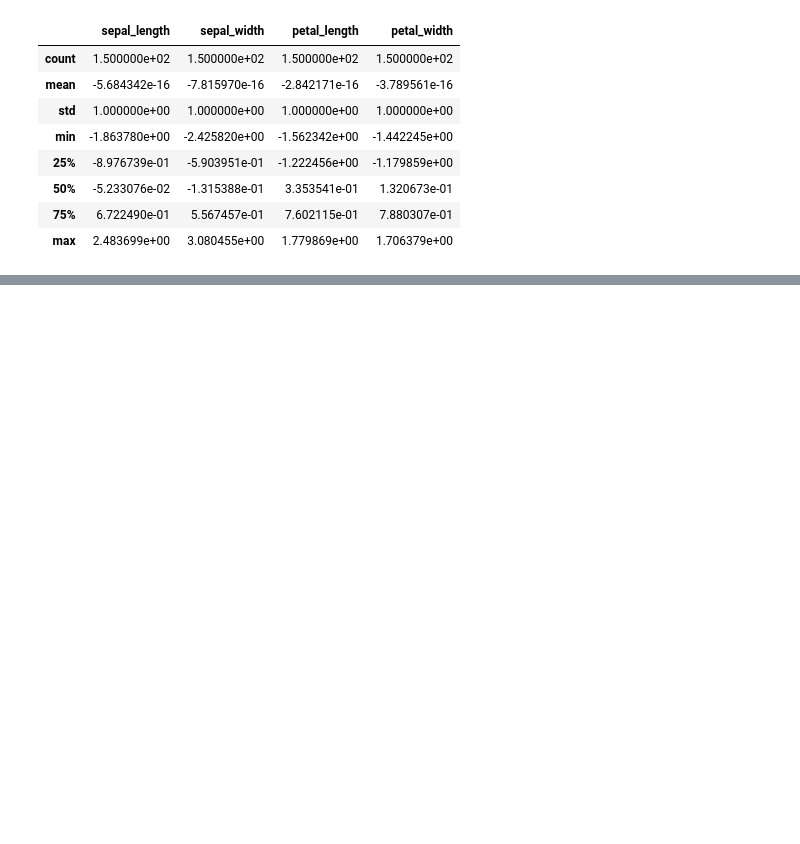
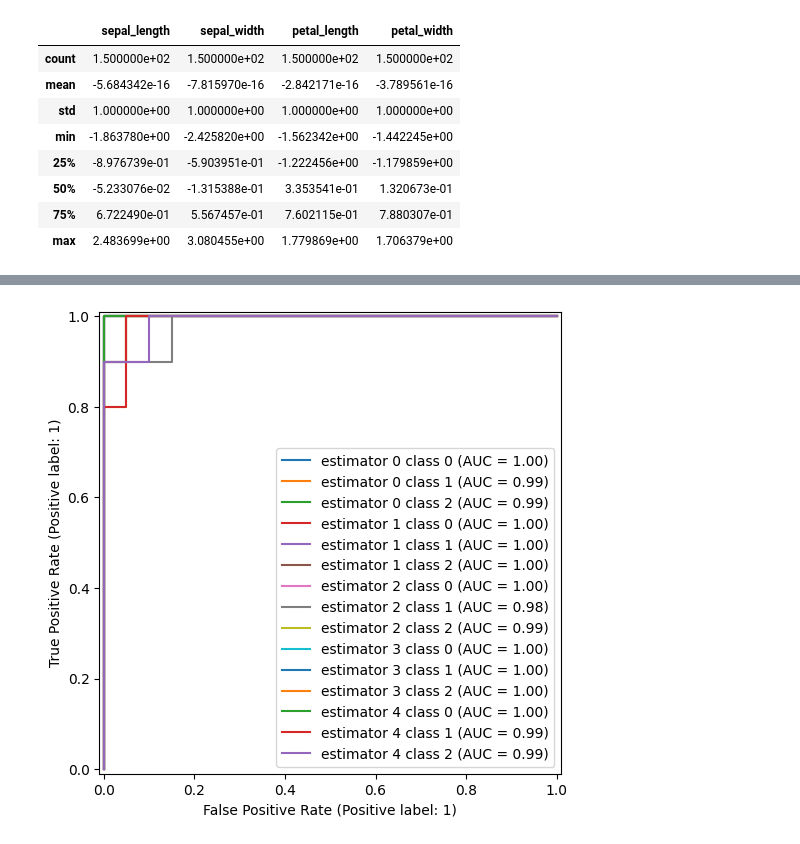
Before and after one commit to lavima/itf31519_2025, a Jupyter notebook: more_supervised_algorithmss/workshop0511.ipynb, the cells around one changed output, grey strips where cells are left out. Saved outputs shown, nothing was run; the diff lists cells and outputs as text; code cells hidden in the pictures; blank space fills up the shorter version.

```diff
--- a/more_supervised_algorithmss/workshop0511.ipynb
+++ b/more_supervised_algorithmss/workshop0511.ipynb
@@ -165,0 +199,19 @@ for (train_index, test_index) in outer_cv.split(features, targets_encoded):
+# %%
+def plot_roc(estimators, features=features, targets=targets_encoded, random_state=global_random_state):
+    outer_cv = StratifiedKFold(n_splits=5, shuffle=True, random_state=global_random_state)
+    fig, ax = plt.subplots(figsize=(6,6))
+    for estimator_id, (estimator, (train_index, test_index)) in enumerate(zip(estimators, outer_cv.split(features, targets))):
+        test_features = features.iloc[test_index]
+        test_targets = targets.iloc[test_index]
+        test_targets_binarized = label_binarize(test_targets, classes=estimator.classes_)
+        probabilities = estimator.predict_proba(test_features)
+        for class_id in estimator.classes_:
+            RocCurveDisplay.from_predictions(
+                test_targets_binarized[:,class_id],
+                probabilities[:, class_id],
+                ax=ax,
+                name=f'estimator {estimator_id} class {class_id}')
+# %%
+plot_roc(svc_estimators)
+# %% [output]
+[figure, added]
```
Also changed, not shown: parts of 11 cells of this notebook.
